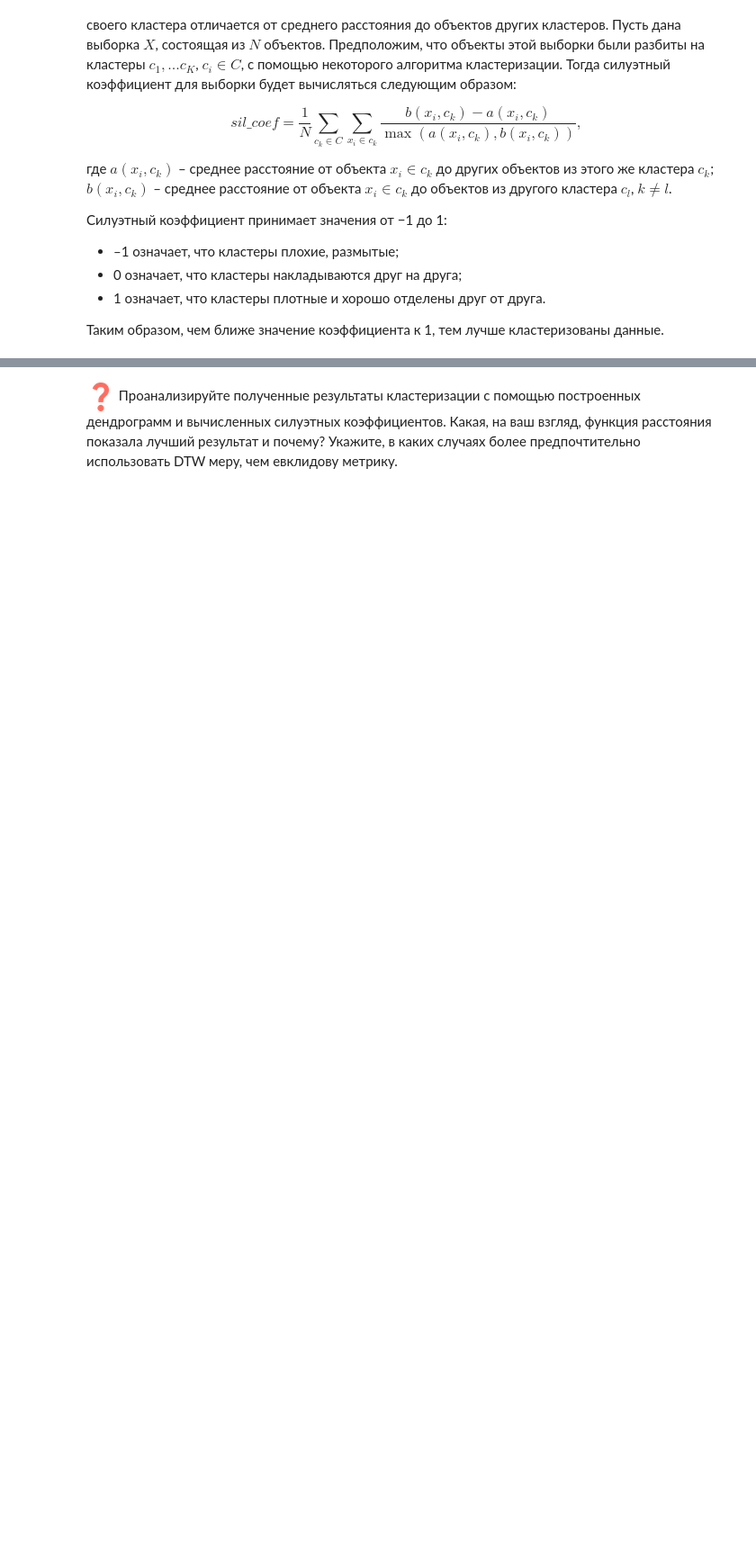
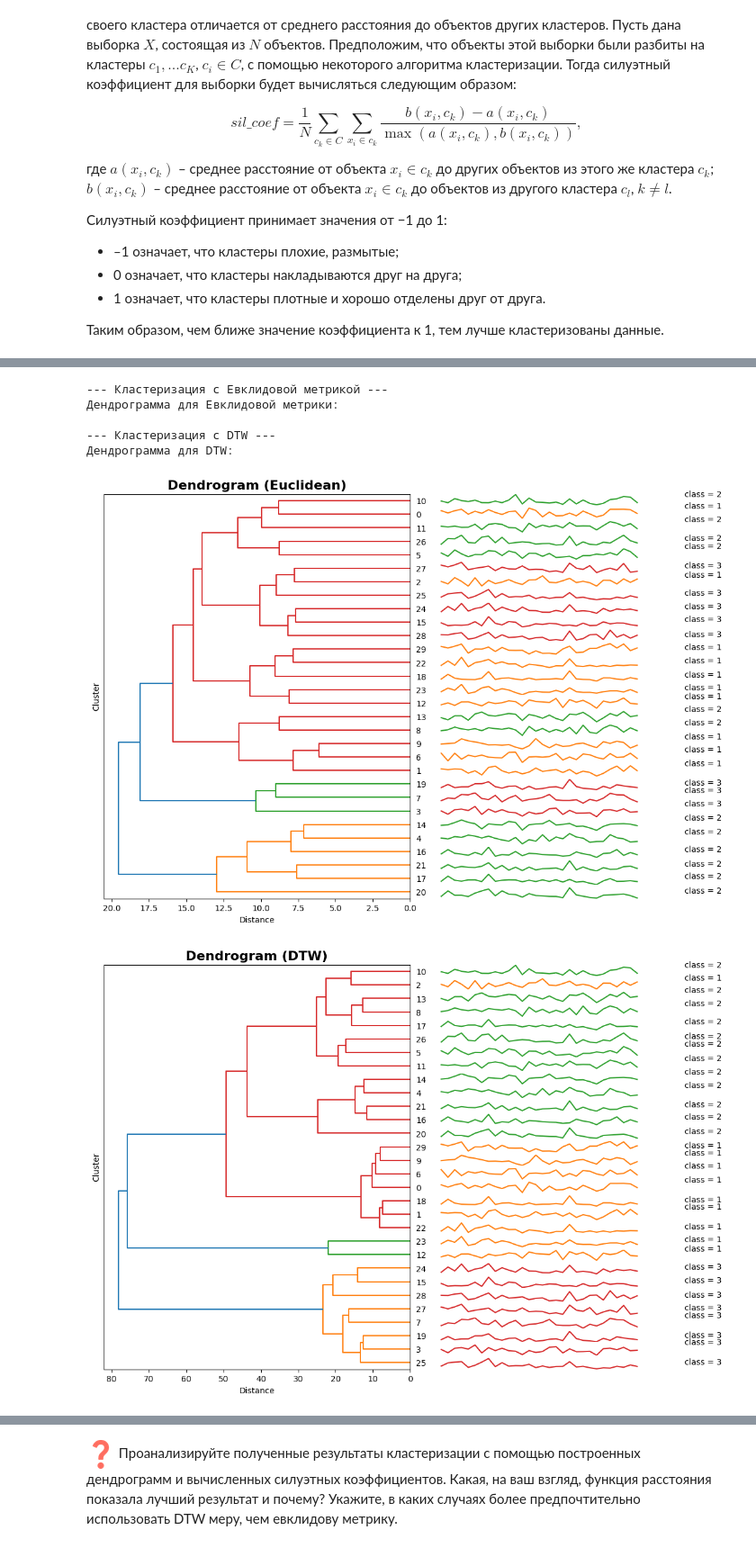
Before and after one commit to MrRazved/2025-NAzarchuk-TimeSeriesCourse, a Jupyter notebook: practice/01 Basics/01 Basics.ipynb, the cells around one changed output, grey strips where cells are left out. Shown at 90% size. Drawn from its saved outputs; the diff is of its cells as text; code cells hidden in the pictures; blank space fills up the shorter version.

```diff
--- a/practice/01 Basics/01 Basics.ipynb
+++ b/practice/01 Basics/01 Basics.ipynb
@@ -125,9 +291,12 @@ def test_matrices(matrix1 : np.ndarray, matrix2 : np.ndarray) -> None:
 
 Для этого сначала загрузите набор временных рядов CBF из файла *CBF_TRAIN.txt*, который располагается в директории *./datasets/part1*. Каждая строка данного файла содержит целевую переменную (класс: 0, 1 или 2) в первом столбце и временной ряд в остальных столбцах. Набор CBF является синтетическим и включает в себя 30 временных рядов,  каждый из которых принадлежит к одному из трех классов.
 # %%
+
 url = './datasets/part1/CBF_TRAIN.txt'
-
 data = read_ts(url)
 
-ts_set = data.iloc[:, 1:]
-labels = data.iloc[:, 0]
+ts_set = data[:, 1:]
+
+labels = data[:, 0].astype(int)
+
+print("Уникальные метки в файле:", np.unique(labels))
@@ -168,0 +359,39 @@ sil\_coef = \frac{1}{N} \sum_{c_k \in C} \sum_{x_i \in c_k} \frac{b(x_i, c_k) -
+# %%
+
+print("--- Кластеризация с Евклидовой метрикой ---")
+
+
+pairwise_ed = PairwiseDistance(metric='euclidean')
+ed_matrix = pairwise_ed.calculate(ts_set)
+
+
+h_clustering_ed = TimeSeriesHierarchicalClustering(n_clusters=3, method='complete')
+h_clustering_ed.fit(ed_matrix)
+
+print("Дендрограмма для Евклидовой метрики:")
+df_ts = pd.DataFrame(ts_set)
+h_clustering_ed.plot_dendrogram(df_ts, labels, title='Dendrogram (Euclidean)')
+
+
+
+print("\n--- Кластеризация с DTW ---")
+
+
+pairwise_dtw = PairwiseDistance(metric='dtw')
+dtw_matrix = pairwise_dtw.calculate(ts_set)
+
+
+h_clustering_dtw = TimeSeriesHierarchicalClustering(n_clusters=3, method='complete')
+h_clustering_dtw.fit(dtw_matrix)
+
+
+print("Дендрограмма для DTW:")
+h_clustering_dtw.plot_dendrogram(df_ts, labels, title='Dendrogram (DTW)')
+# %% [output]
+--- Кластеризация с Евклидовой метрикой ---
+Дендрограмма для Евклидовой метрики:
+
+--- Кластеризация с DTW ---
+Дендрограмма для DTW:
+[figure, added]
+[figure, added]
```
Also changed, not shown: parts of 26 cells of this notebook.
